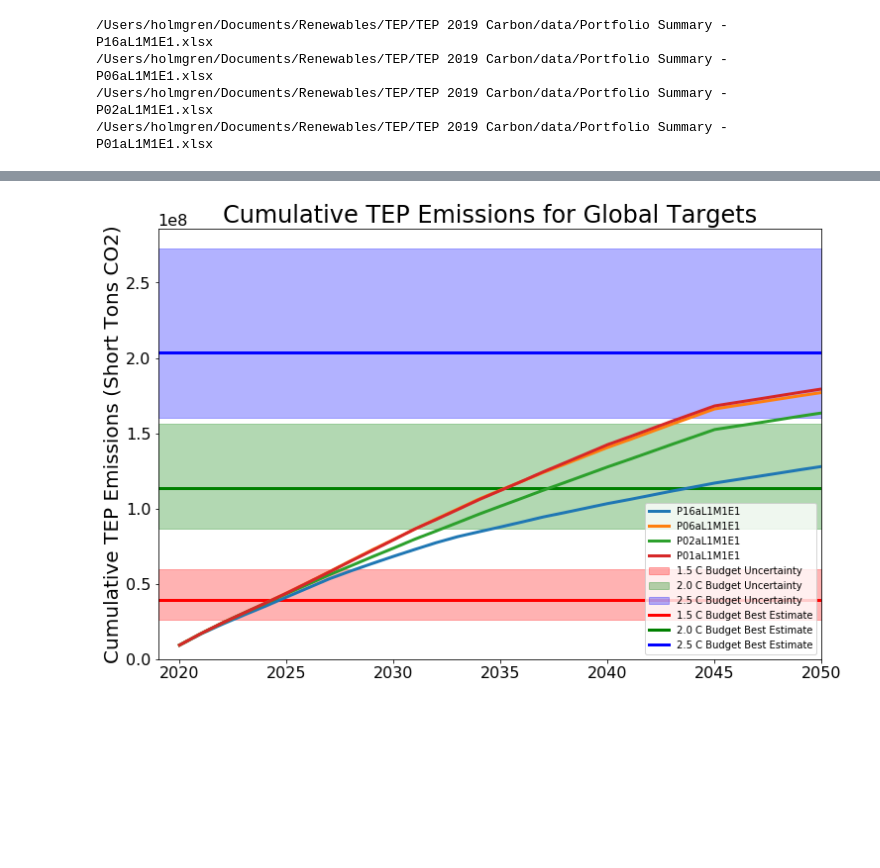
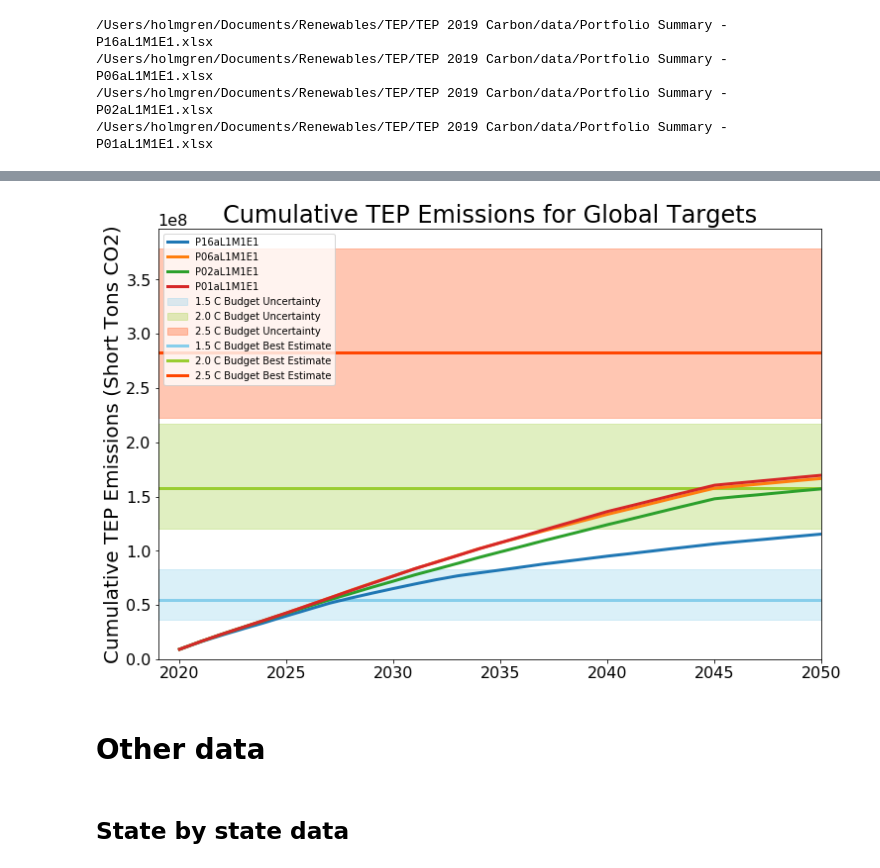
Before and after one commit to CLIMAS-UA/tepcarbon, a Jupyter notebook: tep_carbon.ipynb, the cells around one changed output, grey strips where cells are left out. Drawn from its saved outputs; the diff is of its cells as text; code cells hidden in the pictures; blank space fills up the shorter version.

Commit message:
parse us emissions. use tep hist emissions frac (#4)
* parse us emissions. use tep hist emissions frac

* use portfolio direct emissions

```diff
--- a/tep_carbon.ipynb
+++ b/tep_carbon.ipynb
@@ -802,8 +945,10 @@ comment = f'# TEP carbon budget in units of short tons. Created {now} \n'
 with open(root_path / 'carbon_budgets.csv', 'w') as f:
     f.write(comment)
     carbon_budgets_tep.to_csv(f, index_label='estimate')
+# %%
+scope = 'Direct CO2 Emissions, tons'
 # %%
-cumulative = environmental.cumsum()['Total CO2 Emissions, Tons']
+cumulative = environmental.cumsum()[scope]
 # %%
 def cumulative_plot(carbon_budget_tep, target):
     fig, ax = plt.subplots()
@@ -830,7 +975,8 @@ cumulatives = {}
 for portfolio in portfolios:
     print(portfolio)
     name, changes, energy, financial, environmental = read_portfolio(portfolio)
-    cumulative = environmental.cumsum()['Total CO2 Emissions, Tons']
+    scope = 'Direct CO2 Emissions, tons'
+    cumulative = environmental.cumsum()[scope]
     cumulatives[name] = cumulative
 
 cumulatives = pd.DataFrame(cumulatives)
@@ -890,7 +1036,7 @@ def cumulative_plot(carbon_budgets_tep):
 
     """
     fig, ax = plt.subplots(figsize=(12, 8))
-    finite_cy_iter = iter(cycler(color=['r', 'g', 'b']))
+    finite_cy_iter = iter(cycler(color=['skyblue', 'yellowgreen', 'orangered']))
     for target, budget in carbon_budgets_tep.items():
         styles = dict(next(finite_cy_iter))
         ax.axhline(budget['best'], label=f'{target} C Budget Best Estimate', **styles)
@@ -899,8 +1045,3 @@ def cumulative_plot(carbon_budgets_tep):
     ax.set_ylabel('Cumulative TEP Emissions (Short Tons CO2)')
     ax.set_title(f'Cumulative TEP Emissions for Global Targets')
     return fig, ax
-
-fig, ax = cumulative_plot(carbon_budgets_tep)
-ax.plot(cumulative.index, cumulative.values, zorder=10, label=name)
-ax.set_ylim(0, None)
-ax.legend(loc=4)
@@ -910,13 +1048,17 @@ ax.legend(loc=4)
 # %%
 fig, ax = cumulative_plot(carbon_budgets_tep)
 
 for name, cumulative in cumulatives.items():
     ax.plot(cumulative.index, cumulative.values, zorder=10, label=name)
 
 ax.set_ylim(0, None)
 handles, labels = ax.get_legend_handles_labels()
-ax.legend(handles[3:] + handles[0:3], labels[3:] + labels[0:3], loc=4)
+ax.legend(handles[3:] + handles[0:3], labels[3:] + labels[0:3], loc=2)
 
 fig.savefig(root_path / 'portfolios_1.5_2.0_2.5_C.png', dpi=300)
 # %% [output]
-[figure, old version]
+[figure, new version]
+# %% [markdown]
+# Other data
+# %% [markdown]
+## State by state data
```
Also changed, not shown: parts of 74 cells of this notebook.
